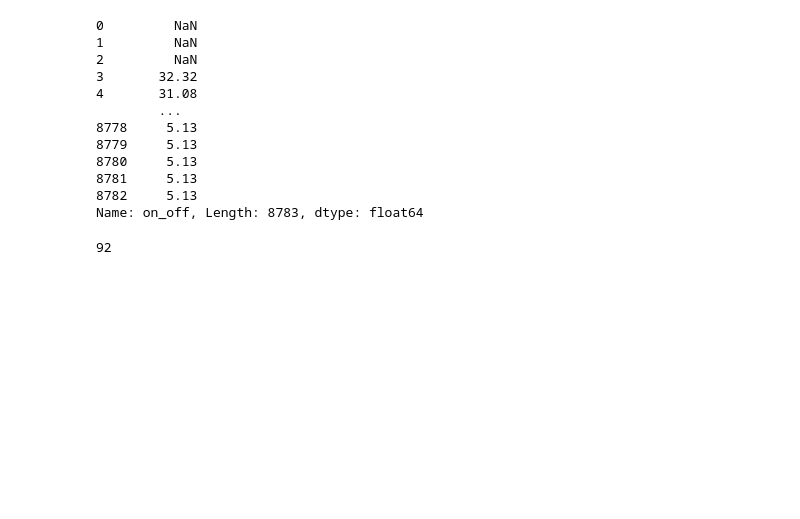
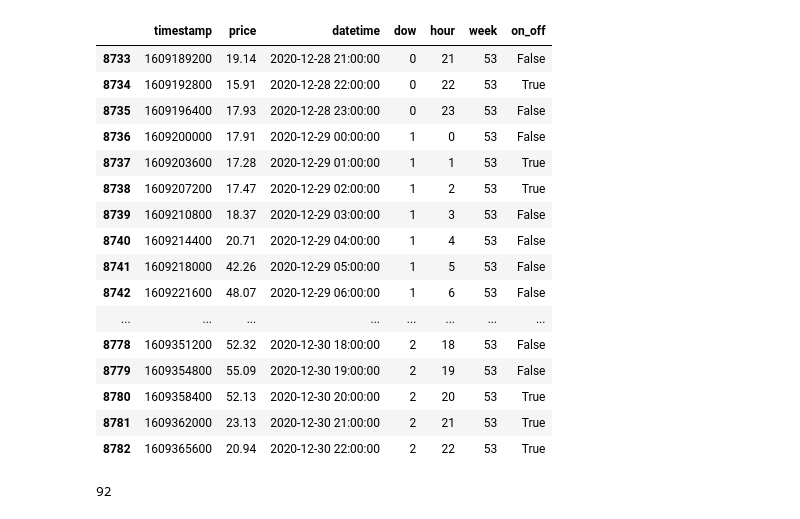
Before and after one commit to taavip/automatic-control-of-electrical-equipment-basis-of-price, a Jupyter notebook: script.ipynb, the cells around one changed output. Drawn from its saved outputs; the diff is of its cells as text; code cells hidden in the pictures; blank space fills up the shorter version.

```diff
--- a/script.ipynb
+++ b/script.ipynb
@@ -94,22 +99,27 @@ plt.legend();
 def nsmall(a, n):
     return np.partition(a, n)[n]
 # %%
-df["on_off"] = df.price.rolling(window=24,min_periods=4).apply(lambda x: nsmall(x, 3))
-df.price.rolling(window=24,min_periods=1)
-df["on_off"]
+df["on_off"] = df.price < df.price.rolling(window=23,min_periods=4,center=True).apply(lambda x: nsmall(x, 3))
+df.price.rolling(window=24,min_periods=1,)
+df.tail(50)
 # %% [output]
-0         NaN
-1         NaN
-2         NaN
-3       32.32
-4       31.08
-        ...
-8778     5.13
-8779     5.13
-8780     5.13
-8781     5.13
-8782     5.13
-Name: on_off, Length: 8783, dtype: float64
+|  | timestamp | price | datetime | dow | hour | week | on_off |
+| 8733 | 1609189200 | 19.14 | 2020-12-28 21:00:00 | 0 | 21 | 53 | False |
+| 8734 | 1609192800 | 15.91 | 2020-12-28 22:00:00 | 0 | 22 | 53 | True |
+| 8735 | 1609196400 | 17.93 | 2020-12-28 23:00:00 | 0 | 23 | 53 | False |
+| 8736 | 1609200000 | 17.91 | 2020-12-29 00:00:00 | 1 | 0 | 53 | False |
+| 8737 | 1609203600 | 17.28 | 2020-12-29 01:00:00 | 1 | 1 | 53 | True |
+| 8738 | 1609207200 | 17.47 | 2020-12-29 02:00:00 | 1 | 2 | 53 | True |
+| 8739 | 1609210800 | 18.37 | 2020-12-29 03:00:00 | 1 | 3 | 53 | False |
+| 8740 | 1609214400 | 20.71 | 2020-12-29 04:00:00 | 1 | 4 | 53 | False |
+| 8741 | 1609218000 | 42.26 | 2020-12-29 05:00:00 | 1 | 5 | 53 | False |
+| 8742 | 1609221600 | 48.07 | 2020-12-29 06:00:00 | 1 | 6 | 53 | False |
+| ... | ... | ... | ... | ... | ... | ... | ... |
+| 8778 | 1609351200 | 52.32 | 2020-12-30 18:00:00 | 2 | 18 | 53 | False |
+| 8779 | 1609354800 | 55.09 | 2020-12-30 19:00:00 | 2 | 19 | 53 | False |
+| 8780 | 1609358400 | 52.13 | 2020-12-30 20:00:00 | 2 | 20 | 53 | True |
+| 8781 | 1609362000 | 23.13 | 2020-12-30 21:00:00 | 2 | 21 | 53 | True |
+| 8782 | 1609365600 | 20.94 | 2020-12-30 22:00:00 | 2 | 22 | 53 | True |
 # %%
 import sklearn.metrics as metrics
 def regression_results(y_true, y_pred):
```
Also changed, not shown: parts of 4 cells of this notebook.
